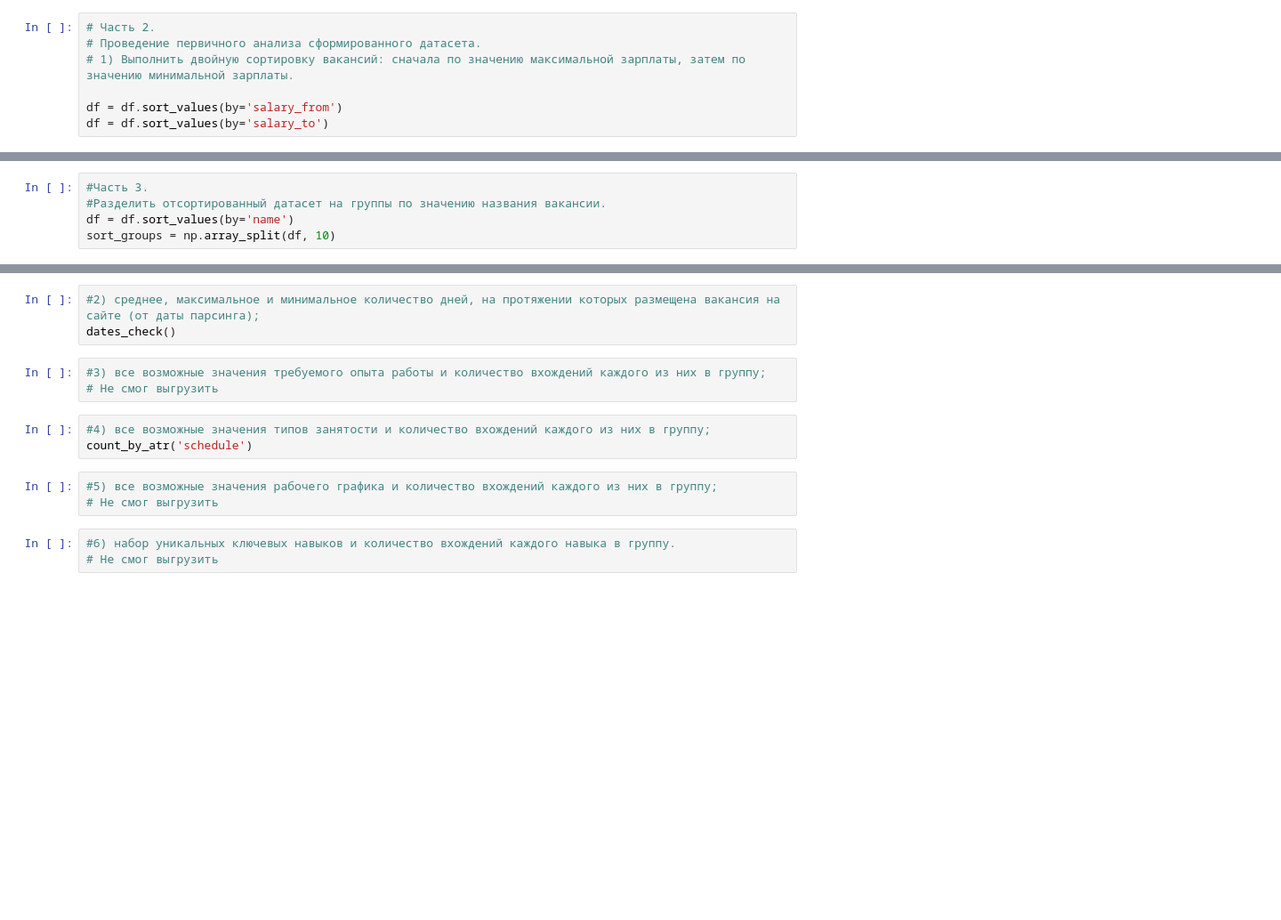
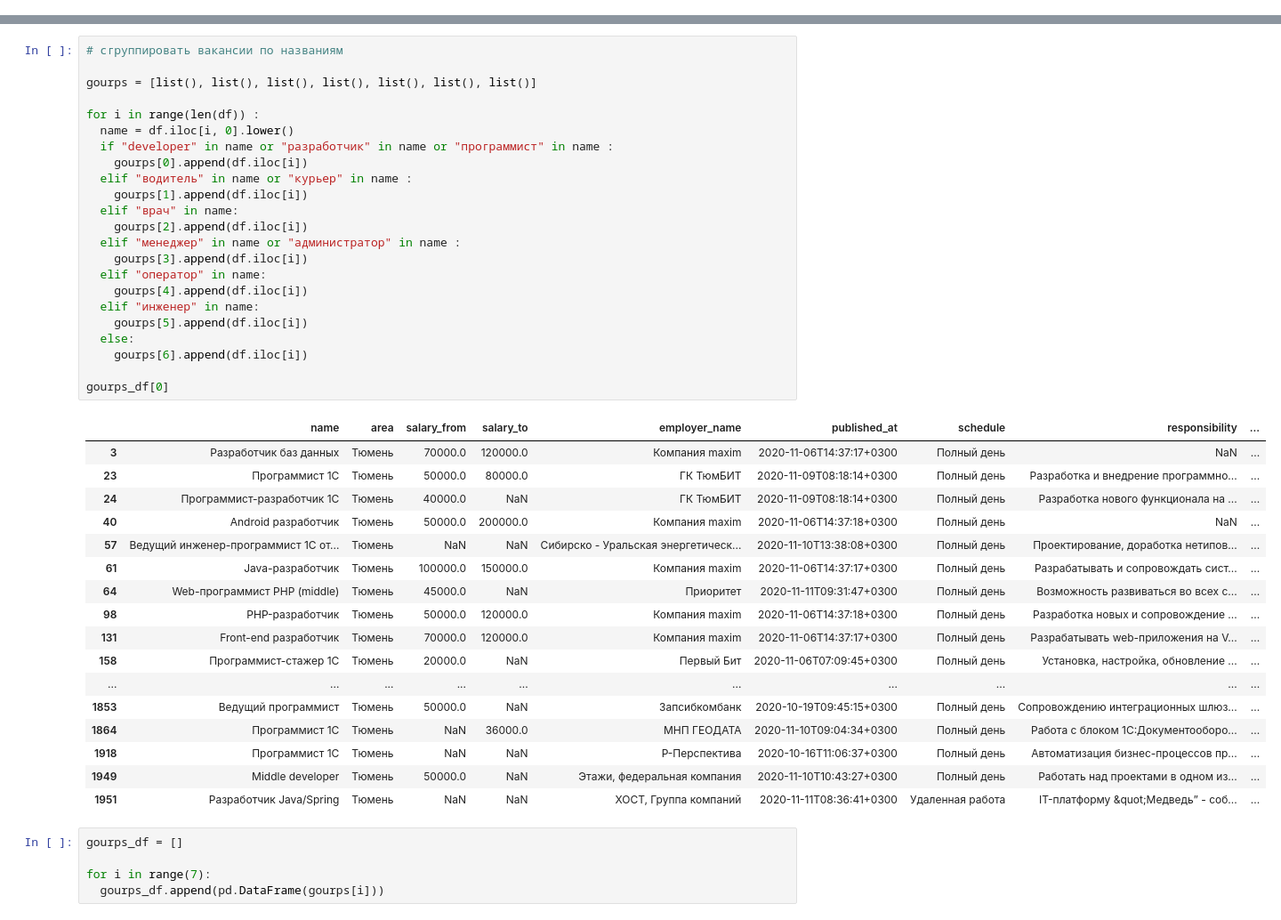
Before and after one commit to Romkaxomka/Laba3ABD, a Jupyter notebook: 4Laba.ipynb, the cells around one changed output, grey strips where cells are left out. Shown: that part at 89% size. Cells and saved outputs as stored; diff of their text form; blank space fills up the shorter version.

```diff
--- a/4Laba.ipynb
+++ b/4Laba.ipynb
@@ -73,7 +89,0 @@ print(df)
-# %%
-# Часть 2.
-# Проведение первичного анализа сформированного датасета.
-# 1) Выполнить двойную сортировку вакансий: сначала по значению максимальной зарплаты, затем по значению минимальной зарплаты.
-
-df = df.sort_values(by='salary_from')
-df = df.sort_values(by='salary_to')
@@ -121,5 +89,0 @@ count_by_atr('schedule')
-# %%
-#Часть 3.
-#Разделить отсортированный датасет на группы по значению названия вакансии.
-df = df.sort_values(by='name')
-sort_groups = np.array_split(df, 10)
@@ -131,15 +90,46 @@ count_by_atr('salary_to')
-# %%
-#2) среднее, максимальное и минимальное количество дней, на протяжении которых размещена вакансия на сайте (от даты парсинга);
-dates_check()
-# %%
-#3) все возможные значения требуемого опыта работы и количество вхождений каждого из них в группу;
-# Не смог выгрузить
-# %%
-#4) все возможные значения типов занятости и количество вхождений каждого из них в группу;
-count_by_atr('schedule')
-# %%
-#5) все возможные значения рабочего графика и количество вхождений каждого из них в группу;
-# Не смог выгрузить
-# %%
-#6) набор уникальных ключевых навыков и количество вхождений каждого навыка в группу.
-# Не смог выгрузить
+# %%
+# сгруппировать вакансии по названиям
+
+gourps = [list(), list(), list(), list(), list(), list(), list()]
+
+for i in range(len(df)) :
+  name = df.iloc[i, 0].lower()
+  if "developer" in name or "разработчик" in name or "программист" in name :
+    gourps[0].append(df.iloc[i])
+  elif "водитель" in name or "курьер" in name :
+    gourps[1].append(df.iloc[i])
+  elif "врач" in name:
+    gourps[2].append(df.iloc[i])
+  elif "менеджер" in name or "администратор" in name :
+    gourps[3].append(df.iloc[i])
+  elif "оператор" in name:
+    gourps[4].append(df.iloc[i])
+  elif "инженер" in name:
+    gourps[5].append(df.iloc[i])
+  else:
+    gourps[6].append(df.iloc[i])
+
+gourps_df[0]
+# %% [output]
+|  | name | area | salary_from | salary_to | employer_name | published_at | schedule | responsibility | ... |
+| 3 | Разработчик баз данных | Тюмень | 70000.0 | 120000.0 | Компания maxim | 2020-11-06T14:37:17+0300 | Полный день | NaN | ... |
+| 23 | Программист 1С | Тюмень | 50000.0 | 80000.0 | ГК ТюмБИТ | 2020-11-09T08:18:14+0300 | Полный день | Разработка и внедрение программно... | ... |
+| 24 | Программист-разработчик 1С | Тюмень | 40000.0 | NaN | ГК ТюмБИТ | 2020-11-09T08:18:14+0300 | Полный день | Разработка нового функционала на ... | ... |
+| 40 | Android разработчик | Тюмень | 50000.0 | 200000.0 | Компания maxim | 2020-11-06T14:37:18+0300 | Полный день | NaN | ... |
+| 57 | Ведущий инженер-программист 1С от... | Тюмень | NaN | NaN | Сибирско - Уральская энергетическ... | 2020-11-10T13:38:08+0300 | Полный день | Проектирование, доработка нетипов... | ... |
+| 61 | Java-разработчик | Тюмень | 100000.0 | 150000.0 | Компания maxim | 2020-11-06T14:37:17+0300 | Полный день | Разрабатывать и сопровождать сист... | ... |
+| 64 | Web-программист PHP (middle) | Тюмень | 45000.0 | NaN | Приоритет | 2020-11-11T09:31:47+0300 | Полный день | Возможность развиваться во всех с... | ... |
+| 98 | PHP-разработчик | Тюмень | 50000.0 | 120000.0 | Компания maxim | 2020-11-06T14:37:18+0300 | Полный день | Разработка новых и сопровождение ... | ... |
+| 131 | Front-end разработчик | Тюмень | 70000.0 | 120000.0 | Компания maxim | 2020-11-06T14:37:17+0300 | Полный день | Разрабатывать web-приложения на V... | ... |
+| 158 | Программист-стажер 1С | Тюмень | 20000.0 | NaN | Первый Бит | 2020-11-06T07:09:45+0300 | Полный день | Установка, настройка, обновление ... | ... |
+| ... | ... | ... | ... | ... | ... | ... | ... | ... | ... |
+| 1853 | Ведущий программист | Тюмень | 50000.0 | NaN | Запсибкомбанк | 2020-10-19T09:45:15+0300 | Полный день | Сопровождению интеграционных шлюз... | ... |
+| 1864 | Программист 1С | Тюмень | NaN | 36000.0 | МНП ГЕОДАТА | 2020-11-10T09:04:34+0300 | Полный день | Работа с блоком 1С:Документооборо... | ... |
+| 1918 | Программист 1C | Тюмень | NaN | NaN | Р-Перспектива | 2020-10-16T11:06:37+0300 | Полный день | Автоматизация бизнес-процессов пр... | ... |
+| 1949 | Middle developer | Тюмень | 50000.0 | NaN | Этажи, федеральная компания | 2020-11-10T10:43:27+0300 | Полный день | Работать над проектами в одном из... | ... |
+| 1951 | Разработчик Java/Spring | Тюмень | NaN | NaN | ХОСТ, Группа компаний | 2020-11-11T08:36:41+0300 | Удаленная работа | IT-платформу &quot;Медведь” - соб... | ... |
+# %%
+gourps_df = []
+
+for i in range(7):
+  gourps_df.append(pd.DataFrame(gourps[i]))
```
Also changed, not shown: parts of 15 cells of this notebook.
